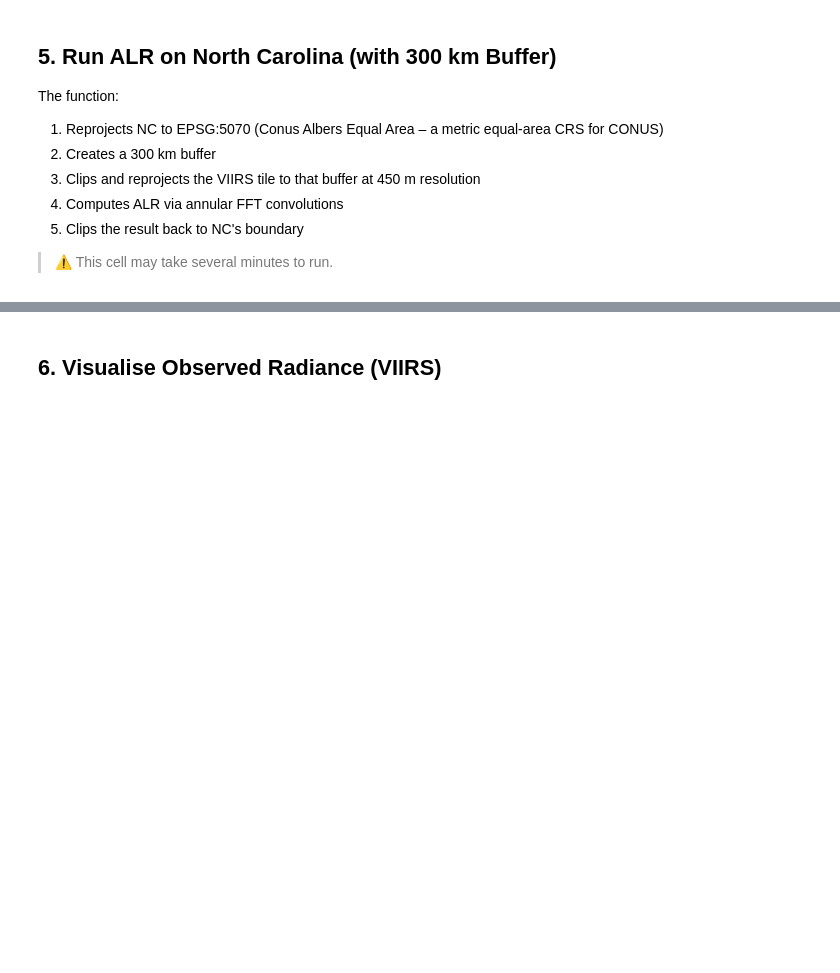
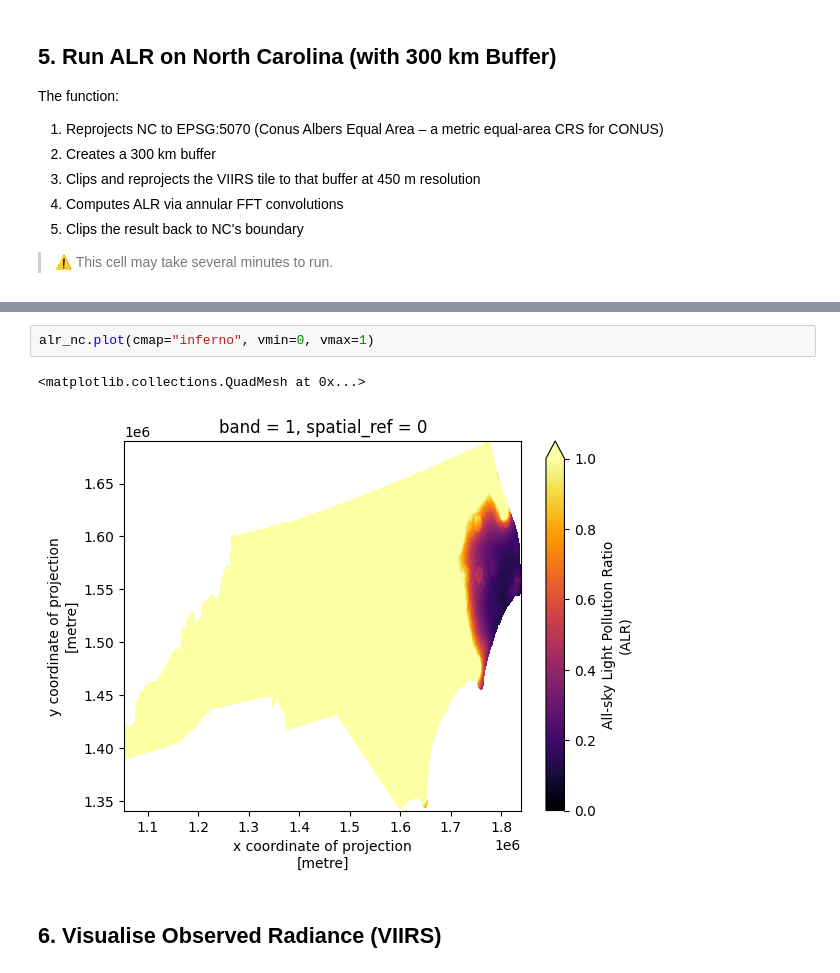
Before and after one commit to ThomWorm/nightlights, a Jupyter notebook: 05_diffusion_testing.ipynb, the cells around one changed output, grey strips where cells are left out. Saved outputs shown, nothing was run; the diff lists cells and outputs as text; blank space fills up the shorter version.

```diff
--- a/05_diffusion_testing.ipynb
+++ b/05_diffusion_testing.ipynb
@@ -142,3 +176,8 @@ print("ALR min/max:", float(np.nanmin(alr_nc.values)), "/", float(np.nanmax(alr_
+# %%
+alr_nc.plot(cmap="inferno", vmin=0, vmax=1)
+# %% [output]
+<matplotlib.collections.QuadMesh at 0x...>
+[figure, added]
 # %% [markdown]
 ## 6. Visualise Observed Radiance (VIIRS)
 # %%
```
Also changed, not shown: parts of 11 cells of this notebook, 9 other files.
